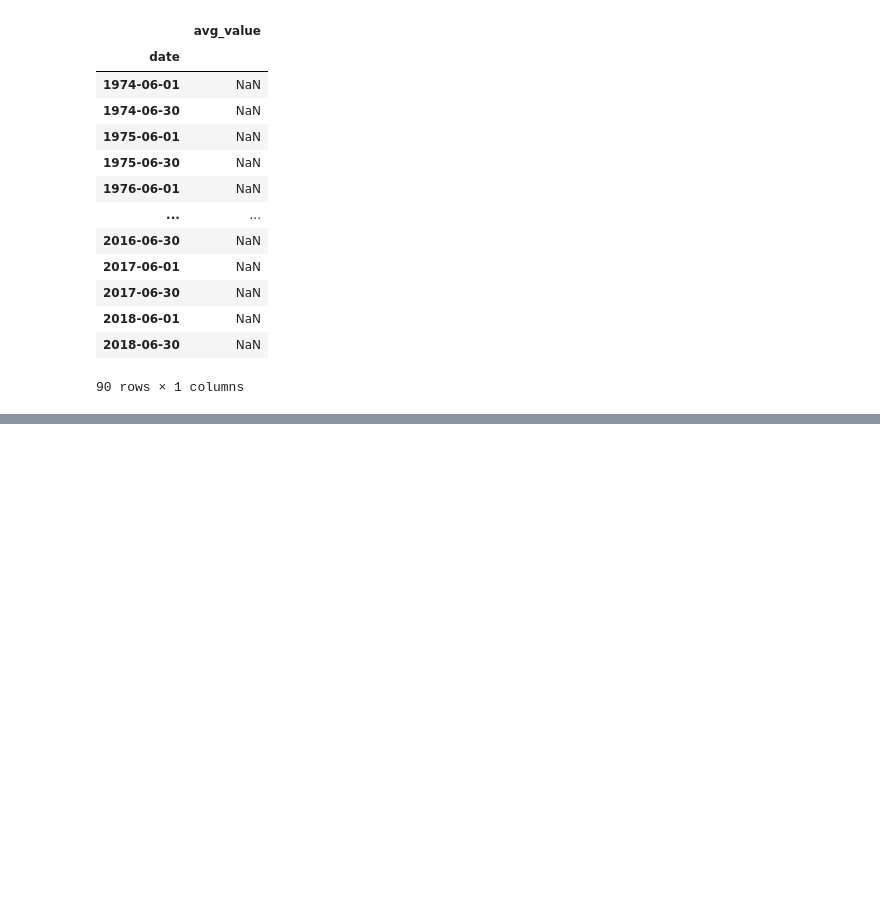
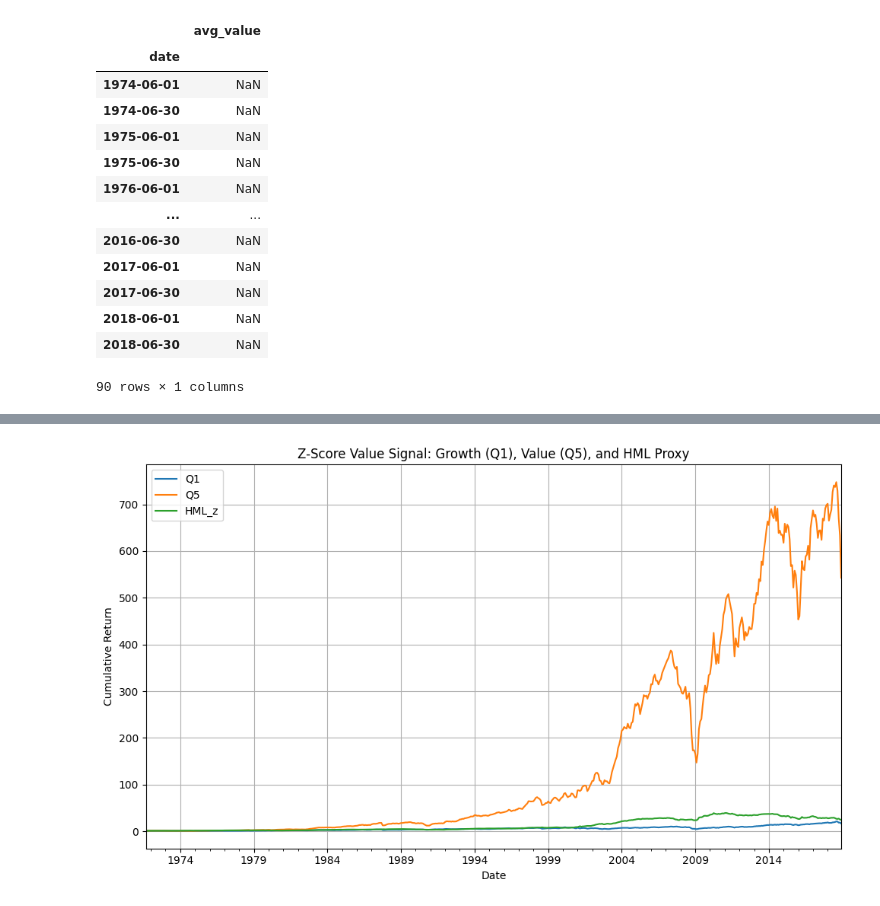
Before and after one commit to justusschenk/valueinvesting, a Jupyter notebook: Fundamental-Equity.ipynb, the cells around one changed output, grey strips where cells are left out. Saved outputs shown, nothing was run; the diff lists cells and outputs as text; code cells hidden in the pictures; blank space fills up the shorter version.

```diff
--- a/Fundamental-Equity.ipynb
+++ b/Fundamental-Equity.ipynb
@@ -5075,0 +5626,52 @@ longret
+# %%
+import pandas as pd
+import numpy as np
+import matplotlib.pyplot as plt
+
+def test_zscore_hml_proxy(df):
+    """
+    Computes and plots a z-score-based HML proxy using the z_value_composite signal.
+
+    Expects columns:
+    - 'date': time (any format, will be converted)
+    - 'ret': return
+    - 'z_value_composite': composite z-score value signal
+    - 'firm_id': firm identifier
+    """
+    df = df.copy()
+
+    # Step 1: Ensure period format for dates
+    df['date'] = pd.to_datetime(df['date']).dt.to_period('M')
+
+    # Step 2: Filter valid rows
+    df = df.dropna(subset=['z_value_composite', 'ret'])
+
+    # Step 3: Quintile assignment
+    df['quintile'] = df.groupby('date')['z_value_composite'].transform(
+        lambda x: pd.qcut(x, q=5, labels=False, duplicates='drop') + 1
+    )
+
+    # Step 4: Equal-weighted returns per quintile
+    port_rets = df.groupby(['date', 'quintile'])['ret'].mean().unstack()
+    port_rets.columns = [f'Q{q}' for q in port_rets.columns]
+
+    # Step 5: HML proxy (Value − Growth)
+    port_rets['HML_z'] = port_rets['Q5'] - port_rets['Q1']
+
+    # Step 6: Cumulative returns
+    cumrets = (1 + port_rets[['Q1', 'Q5', 'HML_z']]).cumprod()
+
+    # Step 7: Plot
+    plt.figure(figsize=(10, 6))
+    cumrets.plot(ax=plt.gca())
+    plt.title("Z-Score Value Signal: Growth (Q1), Value (Q5), and HML Proxy")
+    plt.ylabel("Cumulative Return")
+    plt.xlabel("Date")
+    plt.grid(True)
+    plt.tight_layout()
+    plt.show()
+
+# Example usage:
+test_zscore_hml_proxy(enriched_df)
+# %% [output]
+[figure, added]
```
Also changed, not shown: parts of 19 cells of this notebook, 15 other files.
